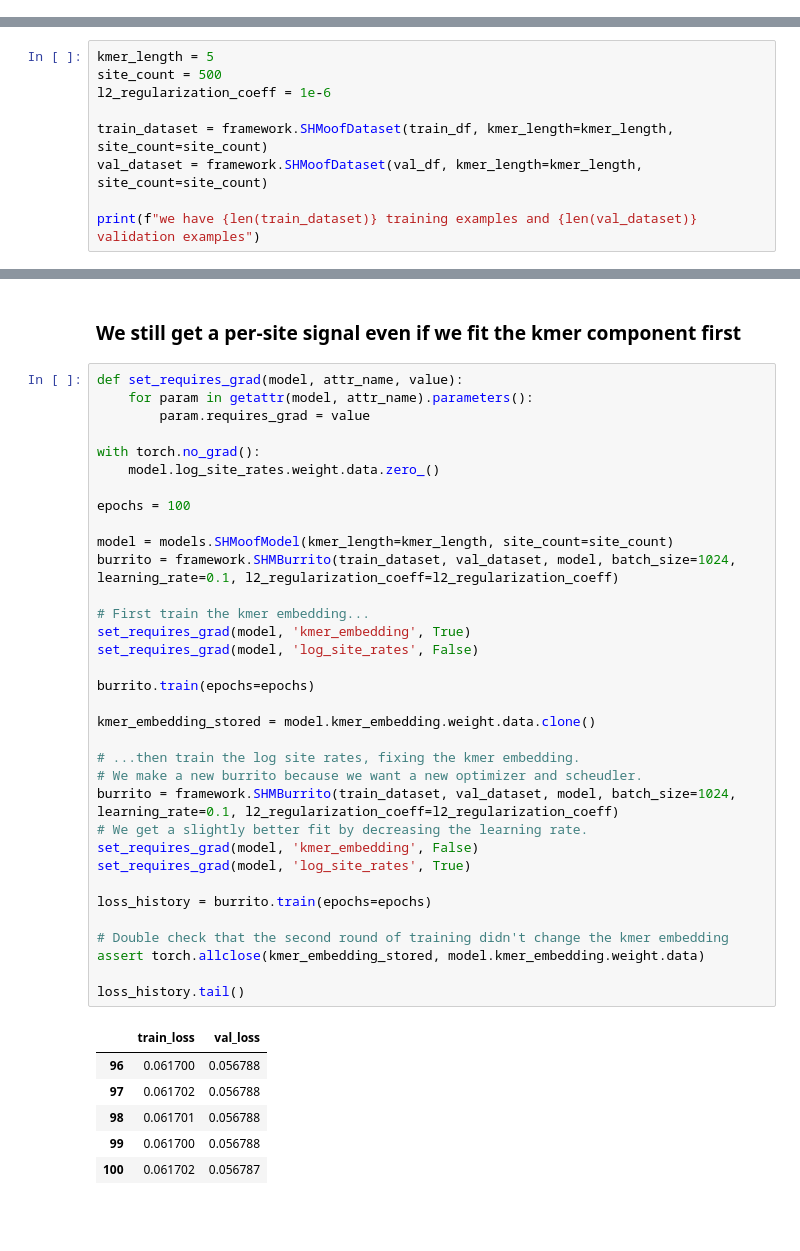
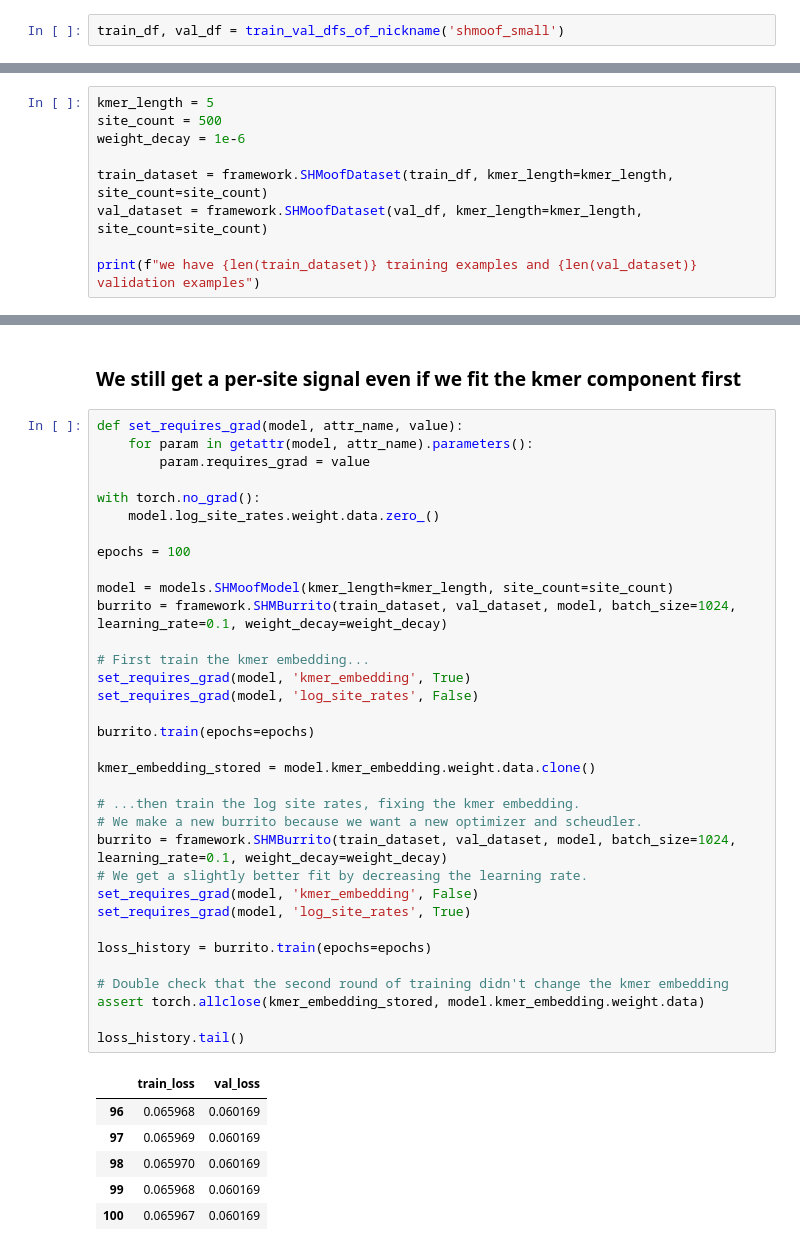
Before and after one commit to matsengrp/thrifty-experiments-1, a Jupyter notebook: human/reshmoof.ipynb, the cells around one changed output, grey strips where cells are left out. Cells and saved outputs as stored; diff of their text form; blank space fills up the shorter version.

```diff
--- a/human/reshmoof.ipynb
+++ b/human/reshmoof.ipynb
@@ -25,0 +21,2 @@ train_df, val_df = load_shmoof_dataframes("/Users/matsen/data/shmoof_edges_11-Ja
+# %%
+train_df, val_df = train_val_dfs_of_nickname('shmoof_small')
@@ -26,7 +25,7 @@ train_df, val_df = load_shmoof_dataframes("/Users/matsen/data/shmoof_edges_11-Ja
 # %%
 kmer_length = 5
 site_count = 500
-l2_regularization_coeff = 1e-6
+weight_decay = 1e-6
 
 train_dataset = framework.SHMoofDataset(train_df, kmer_length=kmer_length, site_count=site_count)
 val_dataset = framework.SHMoofDataset(val_df, kmer_length=kmer_length, site_count=site_count)
@@ -152,40 +151,40 @@ def set_requires_grad(model, attr_name, value):
 
 with torch.no_grad():
     model.log_site_rates.weight.data.zero_()
 
 epochs = 100
 
 model = models.SHMoofModel(kmer_length=kmer_length, site_count=site_count)
-burrito = framework.SHMBurrito(train_dataset, val_dataset, model, batch_size=1024, learning_rate=0.1, l2_regularization_coeff=l2_regularization_coeff)
+burrito = framework.SHMBurrito(train_dataset, val_dataset, model, batch_size=1024, learning_rate=0.1, weight_decay=weight_decay)
 
 # First train the kmer embedding...
 set_requires_grad(model, 'kmer_embedding', True)
 set_requires_grad(model, 'log_site_rates', False)
 
 burrito.train(epochs=epochs)
 
 kmer_embedding_stored = model.kmer_embedding.weight.data.clone()
 
 # ...then train the log site rates, fixing the kmer embedding.
 # We make a new burrito because we want a new optimizer and scheudler.
-burrito = framework.SHMBurrito(train_dataset, val_dataset, model, batch_size=1024, learning_rate=0.1, l2_regularization_coeff=l2_regularization_coeff)
+burrito = framework.SHMBurrito(train_dataset, val_dataset, model, batch_size=1024, learning_rate=0.1, weight_decay=weight_decay)
 # We get a slightly better fit by decreasing the learning rate.
 set_requires_grad(model, 'kmer_embedding', False)
 set_requires_grad(model, 'log_site_rates', True)
 
 loss_history = burrito.train(epochs=epochs)
 
 # Double check that the second round of training didn't change the kmer embedding
 assert torch.allclose(kmer_embedding_stored, model.kmer_embedding.weight.data)
 
 loss_history.tail()
 # %% [output]
 |  | train_loss | val_loss |
-| 96 | 0.061700 | 0.056788 |
-| 97 | 0.061702 | 0.056788 |
-| 98 | 0.061701 | 0.056788 |
-| 99 | 0.061700 | 0.056788 |
-| 100 | 0.061702 | 0.056787 |
+| 96 | 0.065968 | 0.060169 |
+| 97 | 0.065969 | 0.060169 |
+| 98 | 0.065970 | 0.060169 |
+| 99 | 0.065968 | 0.060169 |
+| 100 | 0.065967 | 0.060169 |
 # %%
 reshmoof_mutabilities = torch.exp(model.kmer_embedding.weight).squeeze().detach().numpy()
 reshmoof_motifs = pd.DataFrame({'Mutability': reshmoof_mutabilities, 'Motif': train_dataset.encoder.kmer_to_index.keys()})
```
Also changed, not shown: parts of 9 cells of this notebook, 1 other file.
